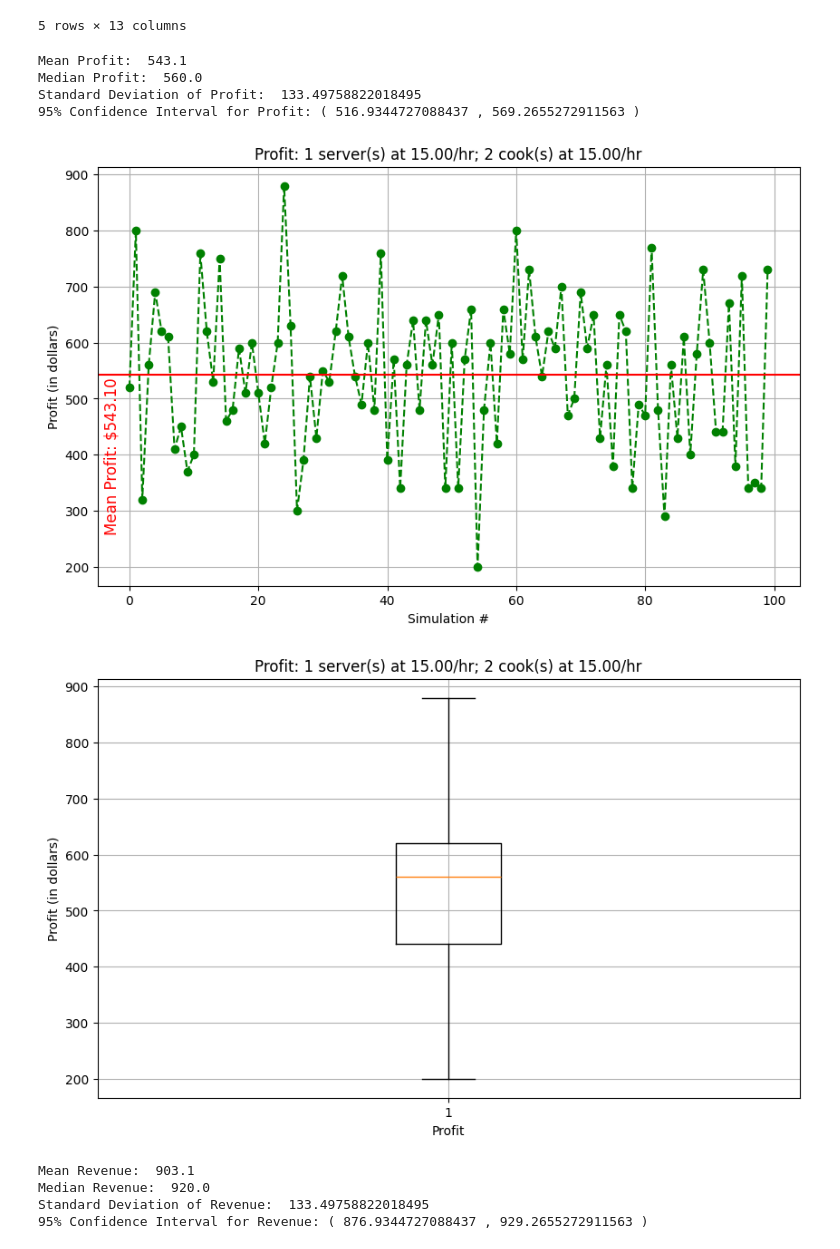
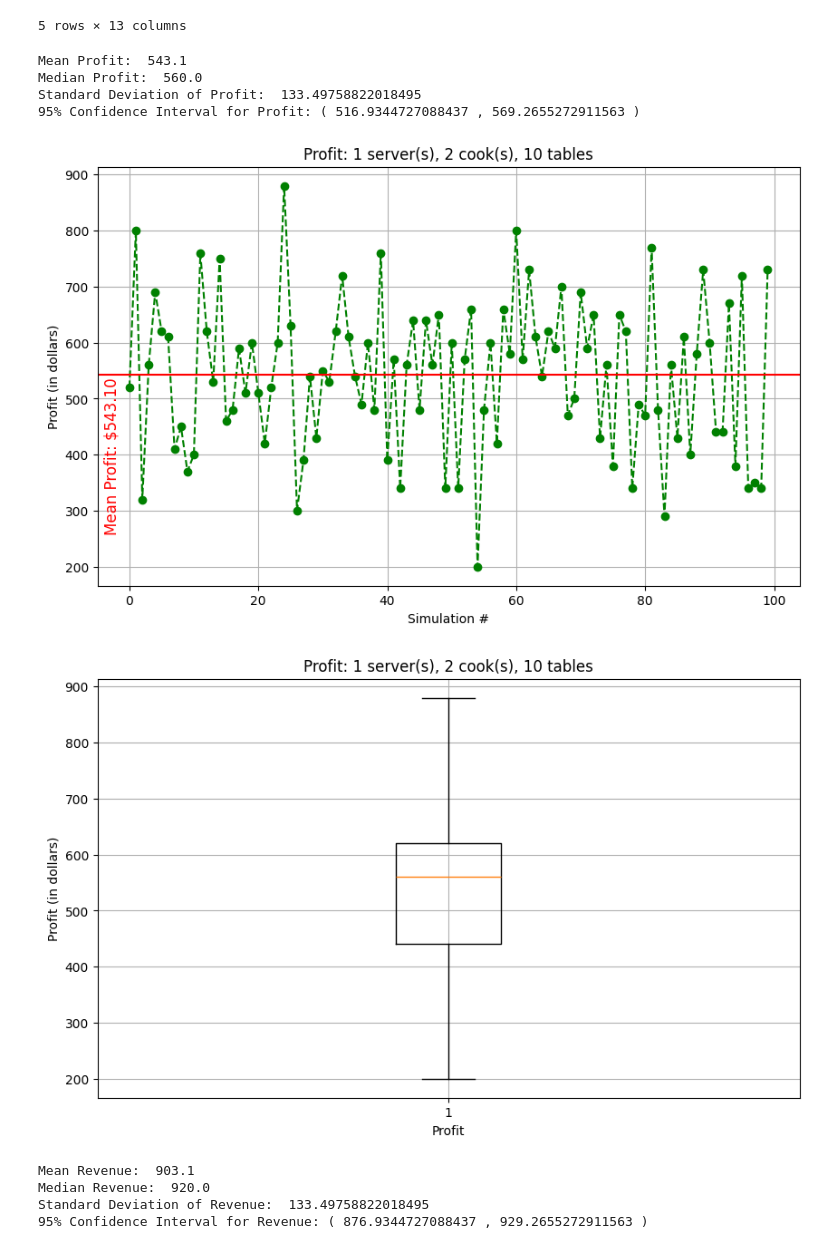
Before and after one commit to sergiovalentini11/msds460-term-project, a Jupyter notebook: res-sim-takeout-dinein.ipynb, the cells around one changed output. Drawn from its saved outputs; the diff is of its cells as text; code cells hidden in the pictures.

```diff
--- a/res-sim-takeout-dinein.ipynb
+++ b/res-sim-takeout-dinein.ipynb
@@ -779,43 +779,43 @@ plt.axhline(y = mean_profit, color = 'red', linestyle = '-', label = 'Mean Profi
 plt.text(-4, mean_profit - 280, f'Mean Profit: ${mean_profit:.2f}', color = 'red', fontsize = 12, rotation = 90)
 plt.xlabel('Simulation #')
 plt.ylabel('Profit (in dollars)')
-plt.title('Profit: %s server(s) at %s.00/hr; %s cook(s) at %s.00/hr' % (NUM_SERVERS, SERVER_WAGE, NUM_COOKS, COOK_WAGE))
+plt.title('Profit: %s server(s), %s cook(s), %s tables' % (NUM_SERVERS, NUM_COOKS, NUM_TABLES))
 plt.grid(True)
 plt.show()
 
 # plot a box plot of the profit
 plt.figure(figsize = (10, 6))
 plt.boxplot(totals_df['Profit'])
 plt.ylabel('Profit (in dollars)')
 plt.xlabel('Profit')
-plt.title('Profit: %s server(s) at %s.00/hr; %s cook(s) at %s.00/hr' % (NUM_SERVERS, SERVER_WAGE, NUM_COOKS, COOK_WAGE))
+plt.title('Profit: %s server(s), %s cook(s), %s tables' % (NUM_SERVERS, NUM_COOKS, NUM_TABLES))
 plt.grid(True)
 plt.show()
 
 # calculate the mean, median, and standard deviation of the revenue
 mean_revenue = totals_df['Revenue'].mean()
 median_revenue = totals_df['Revenue'].median()
 std_revenue = totals_df['Revenue'].std()
 
 # print out the mean, median, and standard deviation of the revenue
 print("Mean Revenue: ", mean_revenue)
 print("Median Revenue: ", median_revenue)
 print("Standard Deviation of Revenue: ", std_revenue)
 
 # calculate the 95% confidence interval for the revenue
 confidence_interval = 1.96 * (std_revenue / np.sqrt(NUM_SIMULATIONS))
 lower_bound = mean_revenue - confidence_interval
 upper_bound = mean_revenue + confidence_interval
 
 # print out the 95% confidence interval for the revenue
 print("95% Confidence Interval for Revenue: (", lower_bound, ",", upper_bound, ")")
 # %% [output]
 Mean Profit:  543.1
 Median Profit:  560.0
 Standard Deviation of Profit:  133.49758822018495
 95% Confidence Interval for Profit: ( 516.9344727088437 , 569.2655272911563 )
-[figure, old version]
+[figure, new version]
-[figure, old version]
+[figure, new version]
 Mean Revenue:  903.1
 Median Revenue:  920.0
 Standard Deviation of Revenue:  133.49758822018495
```
Also changed, not shown: parts of 1 cell of this notebook, 2 other files.
